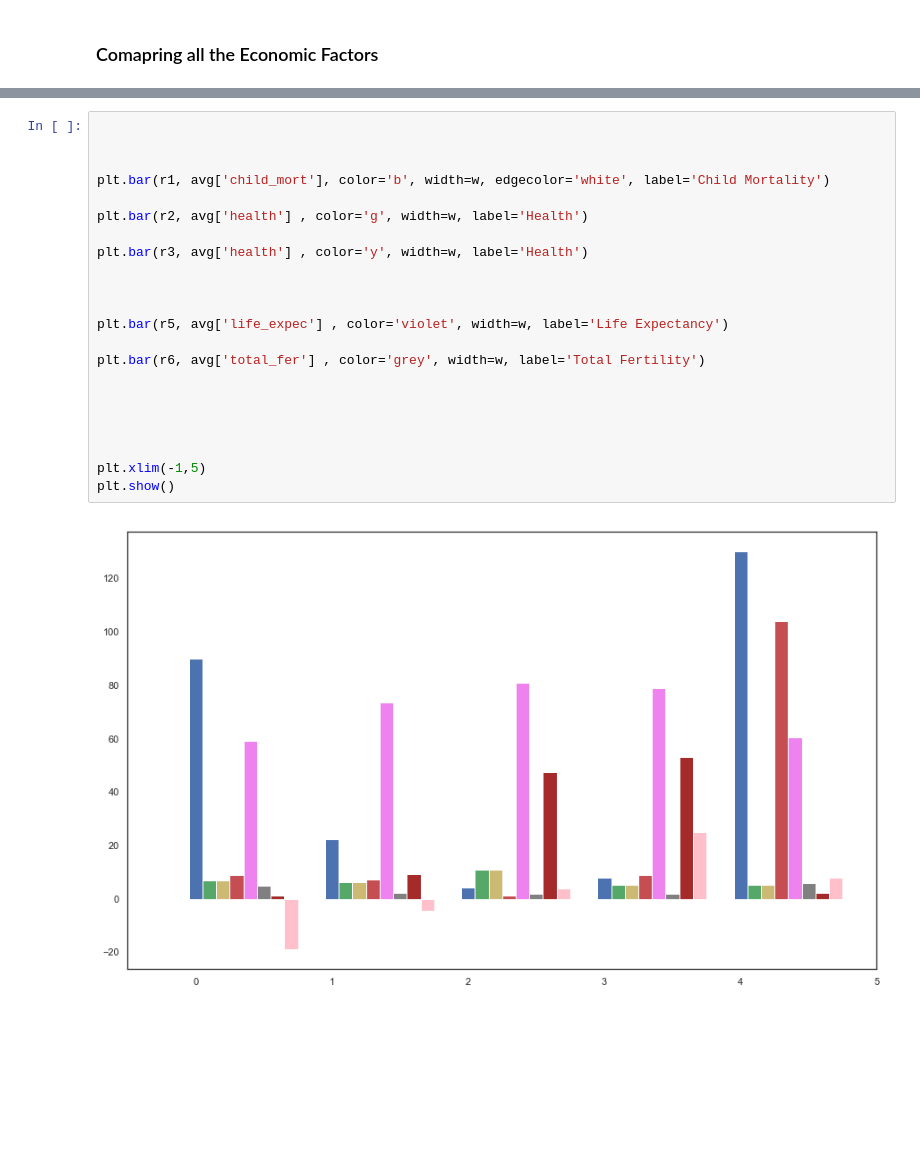
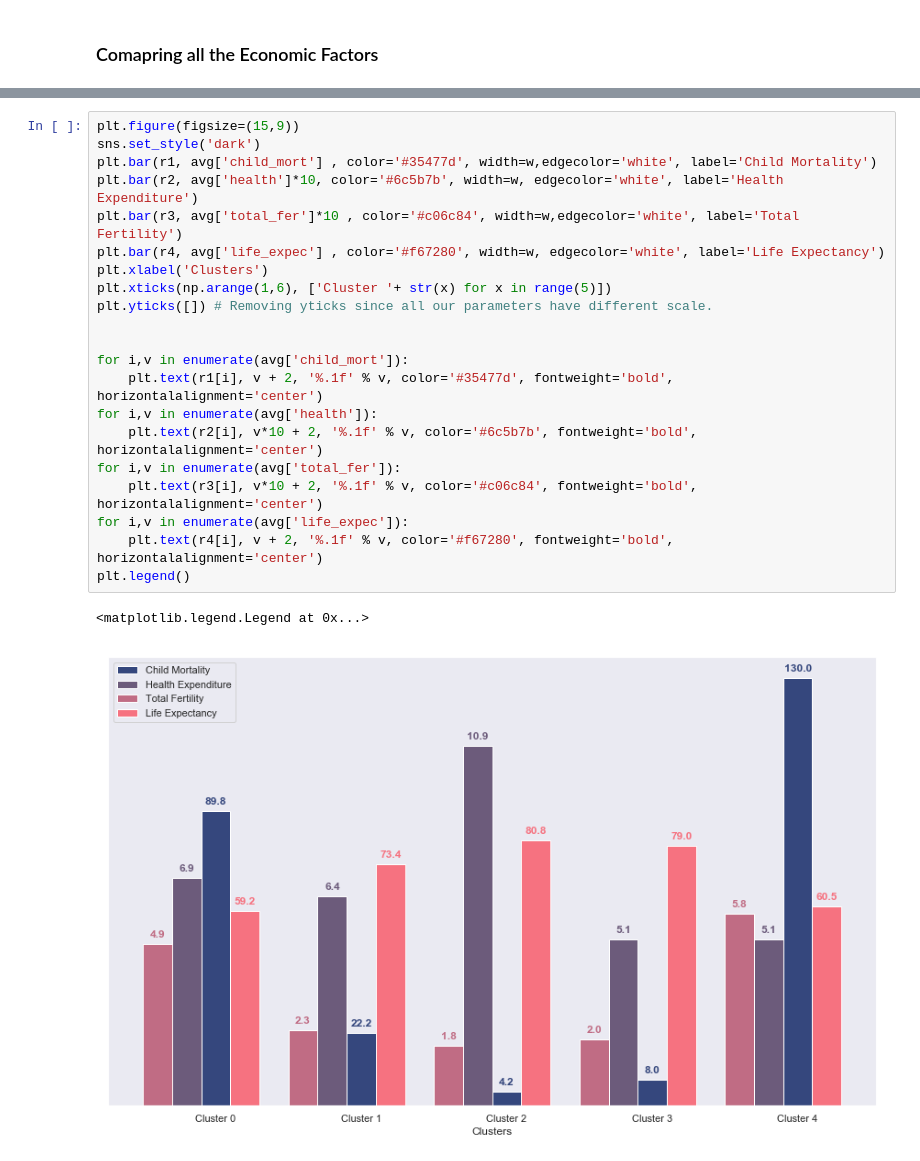
Before and after one commit to patwadeepak/help_country, a Jupyter notebook: Untitled.ipynb, the cells around one changed output, grey strips where cells are left out. Drawn from its saved outputs; the diff is of its cells as text; blank space fills up the shorter version.

```diff
--- a/Untitled.ipynb
+++ b/Untitled.ipynb
@@ -293,24 +265,24 @@ ValueError: shape mismatch: objects cannot be broadcast to a single shape
-# %%
-
-
-
-plt.bar(r1, avg['child_mort'], color='b', width=w, edgecolor='white', label='Child Mortality')
-
-plt.bar(r2, avg['health'] , color='g', width=w, label='Health')
-
-plt.bar(r3, avg['health'] , color='y', width=w, label='Health')
-
-
-
-plt.bar(r5, avg['life_expec'] , color='violet', width=w, label='Life Expectancy')
-
-plt.bar(r6, avg['total_fer'] , color='grey', width=w, label='Total Fertility')
-
-
-
-
-
-plt.xlim(-1,5)
-plt.show()
-# %% [output]
-[figure, removed]
+# %%
+plt.figure(figsize=(15,9))
+sns.set_style('dark')
+plt.bar(r1, avg['child_mort'] , color='#35477d', width=w,edgecolor='white', label='Child Mortality')
+plt.bar(r2, avg['health']*10, color='#6c5b7b', width=w, edgecolor='white', label='Health Expenditure')
+plt.bar(r3, avg['total_fer']*10 , color='#c06c84', width=w,edgecolor='white', label='Total Fertility')
+plt.bar(r4, avg['life_expec'] , color='#f67280', width=w, edgecolor='white', label='Life Expectancy')
+plt.xlabel('Clusters')
+plt.xticks(np.arange(1,6), ['Cluster '+ str(x) for x in range(5)])
+plt.yticks([]) # Removing yticks since all our parameters have different scale.
+
+
+for i,v in enumerate(avg['child_mort']):
+    plt.text(r1[i], v + 2, '%.1f' % v, color='#35477d', fontweight='bold', horizontalalignment='center')
+for i,v in enumerate(avg['health']):
+    plt.text(r2[i], v*10 + 2, '%.1f' % v, color='#6c5b7b', fontweight='bold', horizontalalignment='center')
+for i,v in enumerate(avg['total_fer']):
+    plt.text(r3[i], v*10 + 2, '%.1f' % v, color='#c06c84', fontweight='bold', horizontalalignment='center')
+for i,v in enumerate(avg['life_expec']):
+    plt.text(r4[i], v + 2, '%.1f' % v, color='#f67280', fontweight='bold', horizontalalignment='center')
+plt.legend()
+# %% [output]
+<matplotlib.legend.Legend at 0x...>
+[figure, added]
```
Also changed, not shown: parts of 13 cells of this notebook, 1 other file.
